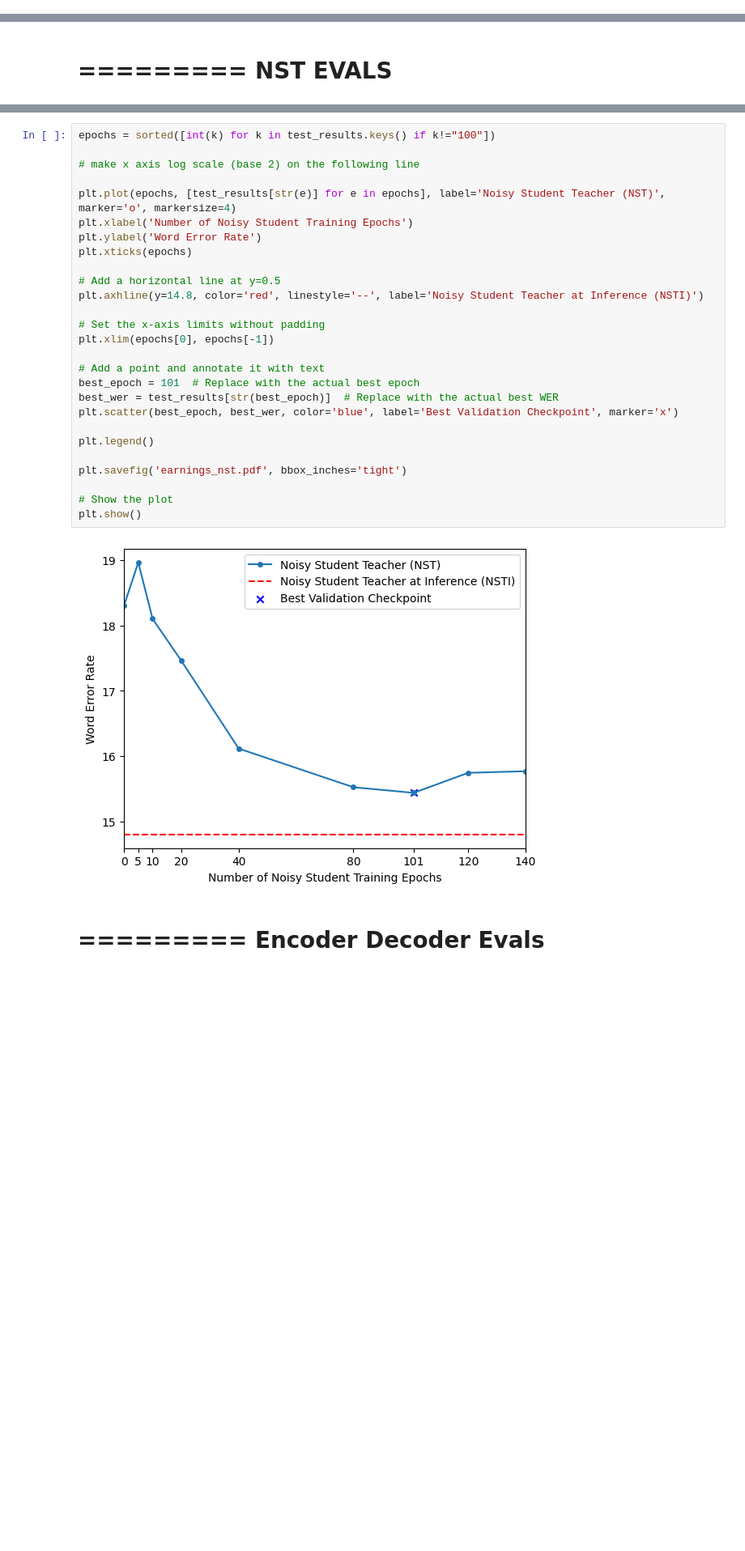
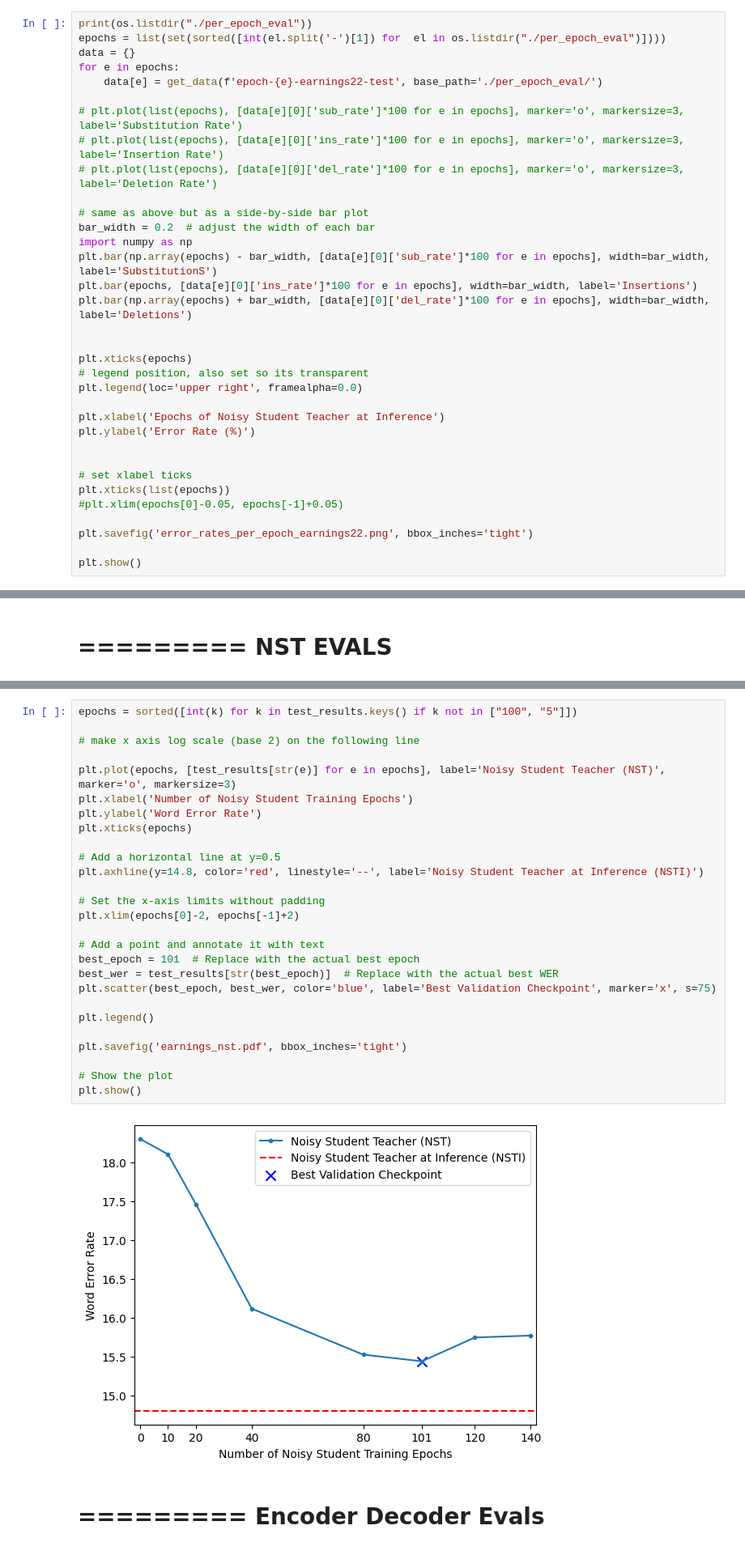
Before and after one commit to robflynnyh/dynamic-asr-eval, a Jupyter notebook: lcasr/results/eval.ipynb, the cells around one changed output, grey strips where cells are left out. Shown at 81% size. Drawn from its saved outputs; the diff is of its cells as text; blank space fills up the shorter version.

```diff
--- a/lcasr/results/eval.ipynb
+++ b/lcasr/results/eval.ipynb
@@ -28,0 +61,34 @@ sum(wer_tedlium_test)/len(wer_tedlium_test)
+# %%
+print(os.listdir("./per_epoch_eval"))
+epochs = list(set(sorted([int(el.split('-')[1]) for  el in os.listdir("./per_epoch_eval")])))
+data = {}
+for e in epochs:
+    data[e] = get_data(f'epoch-{e}-earnings22-test', base_path='./per_epoch_eval/')
+
+# plt.plot(list(epochs), [data[e][0]['sub_rate']*100 for e in epochs], marker='o', markersize=3, label='Substitution Rate')
+# plt.plot(list(epochs), [data[e][0]['ins_rate']*100 for e in epochs], marker='o', markersize=3, label='Insertion Rate')
+# plt.plot(list(epochs), [data[e][0]['del_rate']*100 for e in epochs], marker='o', markersize=3, label='Deletion Rate')
+
+# same as above but as a side-by-side bar plot
+bar_width = 0.2  # adjust the width of each bar
+import numpy as np
+plt.bar(np.array(epochs) - bar_width, [data[e][0]['sub_rate']*100 for e in epochs], width=bar_width, label='SubstitutionS')
+plt.bar(epochs, [data[e][0]['ins_rate']*100 for e in epochs], width=bar_width, label='Insertions')
+plt.bar(np.array(epochs) + bar_width, [data[e][0]['del_rate']*100 for e in epochs], width=bar_width, label='Deletions')
+
+
+plt.xticks(epochs)
+# legend position, also set so its transparent
+plt.legend(loc='upper right', framealpha=0.0)
+
+plt.xlabel('Epochs of Noisy Student Teacher at Inference')
+plt.ylabel('Error Rate (%)')
+
+
+# set xlabel ticks
+plt.xticks(list(epochs))
+#plt.xlim(epochs[0]-0.05, epochs[-1]+0.05)
+
+plt.savefig('error_rates_per_epoch_earnings22.png', bbox_inches='tight')
+
+plt.show()
@@ -58,32 +115,32 @@ hours
 # %%
-epochs = sorted([int(k) for k in test_results.keys() if k!="100"])
+epochs = sorted([int(k) for k in test_results.keys() if k not in ["100", "5"]])
 
 # make x axis log scale (base 2) on the following line
 
-plt.plot(epochs, [test_results[str(e)] for e in epochs], label='Noisy Student Teacher (NST)', marker='o', markersize=4)
+plt.plot(epochs, [test_results[str(e)] for e in epochs], label='Noisy Student Teacher (NST)', marker='o', markersize=3)
 plt.xlabel('Number of Noisy Student Training Epochs')
 plt.ylabel('Word Error Rate')
 plt.xticks(epochs)
 
 # Add a horizontal line at y=0.5
 plt.axhline(y=14.8, color='red', linestyle='--', label='Noisy Student Teacher at Inference (NSTI)')
 
 # Set the x-axis limits without padding
-plt.xlim(epochs[0], epochs[-1])
+plt.xlim(epochs[0]-2, epochs[-1]+2)
 
 # Add a point and annotate it with text
 best_epoch = 101  # Replace with the actual best epoch
 best_wer = test_results[str(best_epoch)]  # Replace with the actual best WER
-plt.scatter(best_epoch, best_wer, color='blue', label='Best Validation Checkpoint', marker='x')
+plt.scatter(best_epoch, best_wer, color='blue', label='Best Validation Checkpoint', marker='x', s=75)
 
 plt.legend()
 
 plt.savefig('earnings_nst.pdf', bbox_inches='tight')
 
 # Show the plot
 plt.show()
 # %% [output]
-[figure, old version]
+[figure, new version]
 # %% [markdown]
 =========
 Encoder Decoder Evals
```
Also changed, not shown: parts of 10 cells of this notebook, 18 other files.
